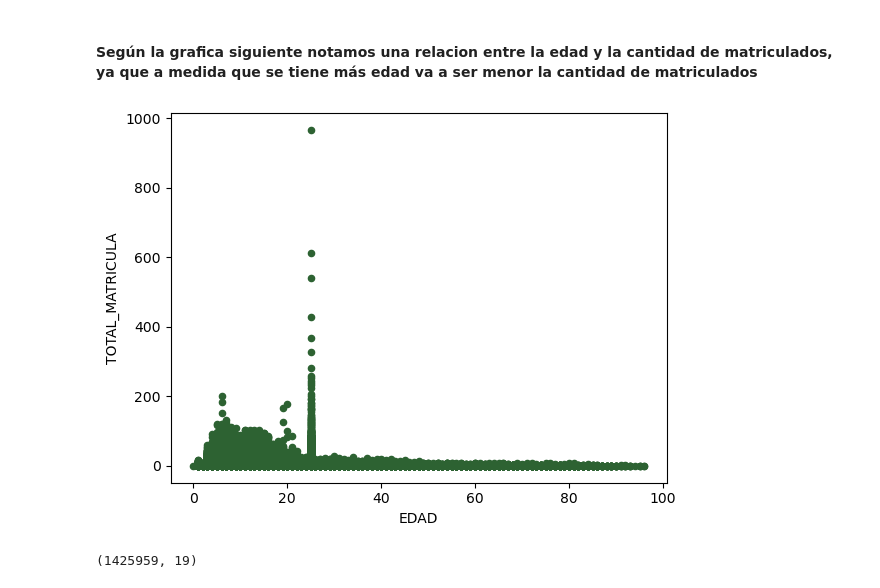
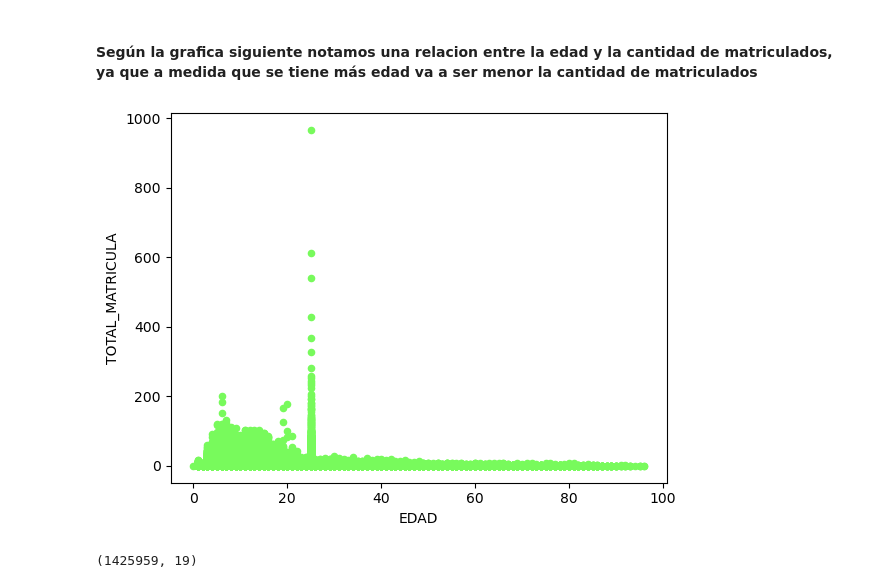
Before and after one commit to Cuenta-oss/analisis_exploratorio, a Jupyter notebook: datas.ipynb, the cells around one changed output. Drawn from its saved outputs; the diff is of its cells as text; code cells hidden in the pictures.

Commit message:
new color update

```diff
--- a/datas.ipynb
+++ b/datas.ipynb
@@ -156,9 +156,9 @@ data_2010_2021.shape
 # %% [markdown]
 #### Según la grafica siguiente notamos una relacion entre la edad y la cantidad de matriculados, ya que a medida que se tiene más edad va a ser menor la cantidad de matriculados
 # %%
-data_2010_2021.plot.scatter(x="EDAD" ,y="TOTAL_MATRICULA", color="#2D6232");
+data_2010_2021.plot.scatter(x="EDAD" ,y="TOTAL_MATRICULA", color="#78FA5C");
 # %% [output]
-[figure, old version]
+[figure, new version]
 # %%
 data_2010_2021.shape
 # %% [output]
```
